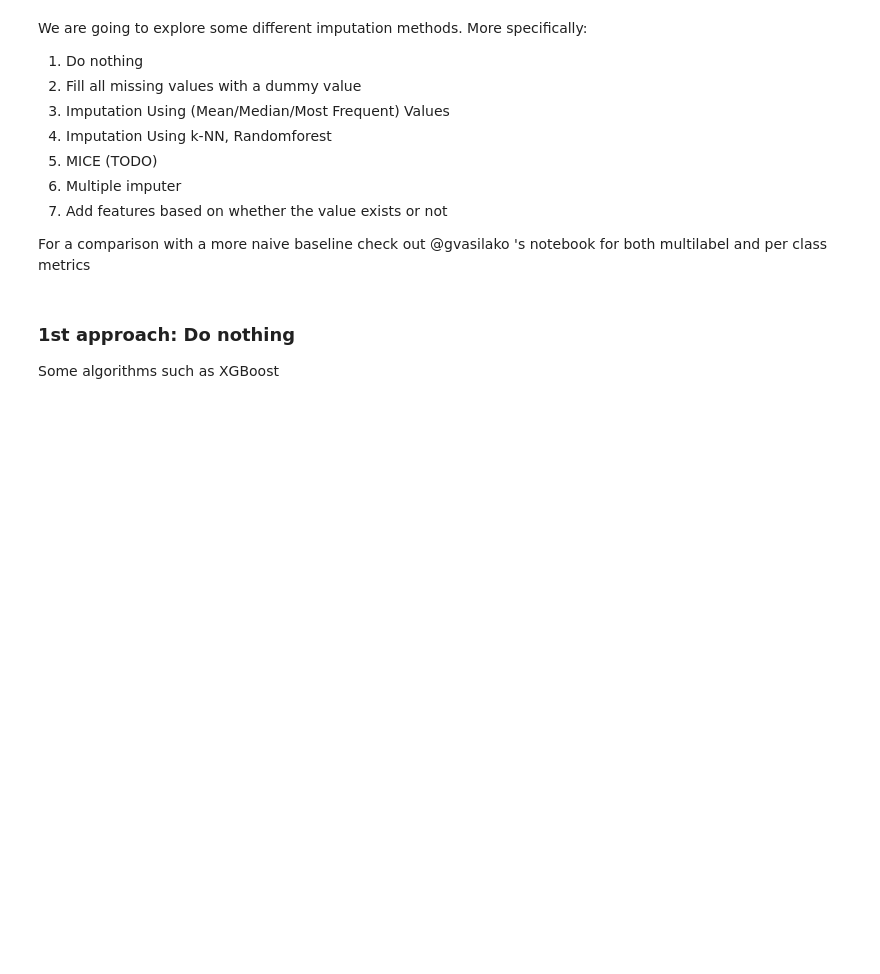
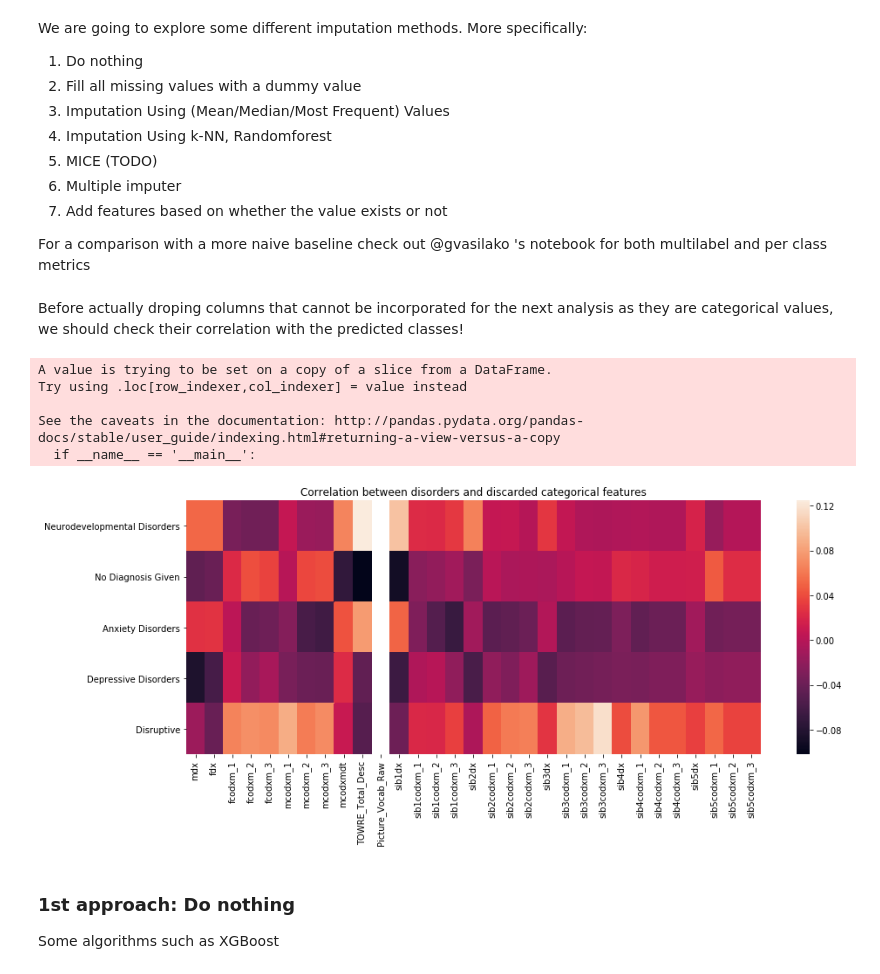
Before and after one commit to sanagno/psychiatry-mri-eeg, a Jupyter notebook: data_imputation.ipynb, the cells around one changed output. Saved outputs shown, nothing was run; the diff lists cells and outputs as text; code cells hidden in the pictures; blank space fills up the shorter version.

Commit message:
heatmap of discarded features

```diff
--- a/data_imputation.ipynb
+++ b/data_imputation.ipynb
@@ -155,6 +155,37 @@ def run_binary_classification(dataset, diseases_to_run_for, clf, imputer, impute
               .format(accuracy, precision[0], precision[1], recall[0], recall[1]))
 
         print(confusion_matrix(y_test, preds))
+# %% [markdown]
+Before actually droping columns that cannot be incorporated for the next analysis as they are categorical values, we should check their correlation with the predicted classes!
+# %%
+disorder_corr = np.zeros((len(columns_to_drop) - 2, len(most_common_disorders)))
+
+# the disorder to find the correlation for
+for index, disorder in enumerate(most_common_disorders):
+    dropped_columns_dataset = behaviour_data[columns_to_drop + [most_common_disorders[index]]]
+
+    # remove the anonymized id and the EID
+    for col in dropped_columns_dataset[2:-1]:
+        dropped_columns_dataset[col] = dropped_columns_dataset[col].astype('category').cat.codes
+
+    disorder_corr[:, index] = dropped_columns_dataset[dropped_columns_dataset.columns[2:]].corr()[most_common_disorders[index]][:-1].values
+# %% [output]
+A value is trying to be set on a copy of a slice from a DataFrame.
+Try using .loc[row_indexer,col_indexer] = value instead
+
+See the caveats in the documentation: http://pandas.pydata.org/pandas-docs/stable/user_guide/indexing.html#returning-a-view-versus-a-copy
+  if __name__ == '__main__':
+# %%
+correlation_df = pd.DataFrame(disorder_corr.T, columns=columns_to_drop[2:], index=most_common_disorders)
+sns.heatmap(correlation_df)
+
+plt.title('Correlation between disorders and discarded categorical features')
+plt.ylim([5, 0])
+plt.tight_layout()
+
+plt.show()
+# %% [output]
+[figure, added]
 # %% [markdown]
 ### 1st approach: Do nothing
 
```
Also changed, not shown: parts of 1 cell of this notebook.
